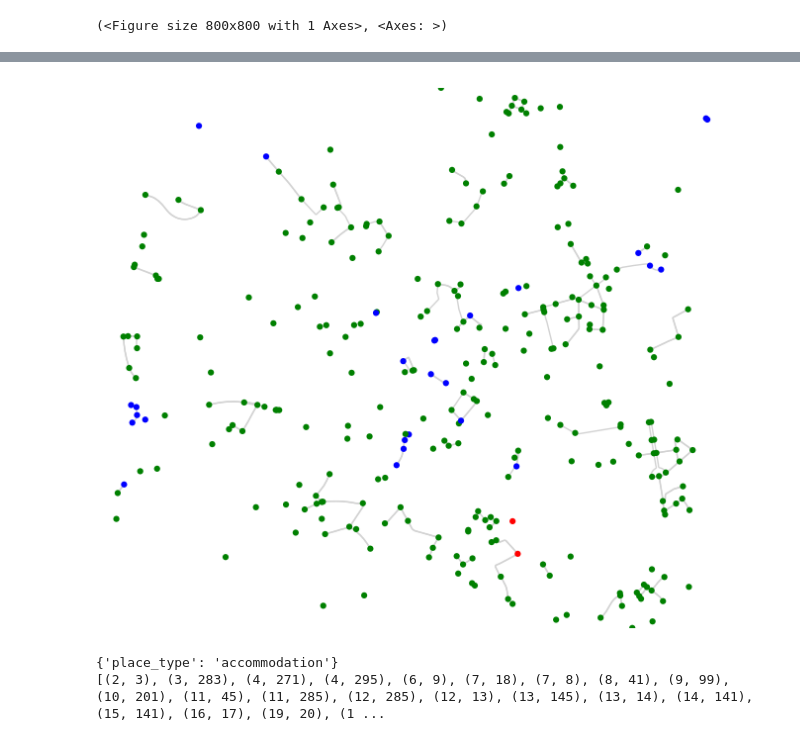
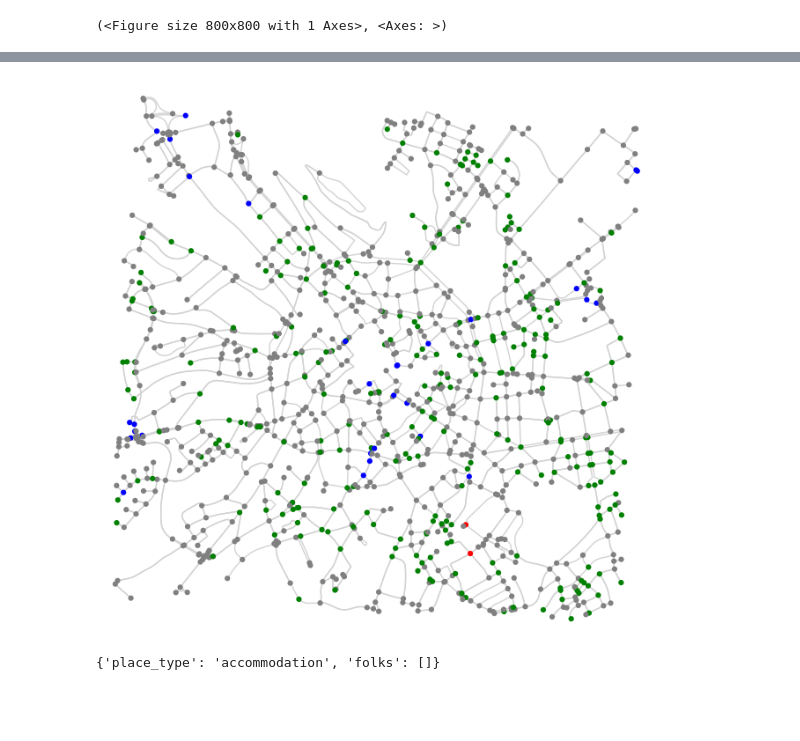
Before and after one commit to warisa-r/simcronomicon, a Jupyter notebook: scratch.ipynb, the cells around one changed output, grey strips where cells are left out. Saved outputs shown, nothing was run; the diff lists cells and outputs as text; code cells hidden in the pictures; blank space fills up the shorter version.

Commit message:
update town graph mechanism

```diff
--- a/scratch.ipynb
+++ b/scratch.ipynb
@@ -86,44 +86,60 @@ ox.plot_graph(G_filtered)
 # %%
 node_colors = []
-for node, data in G_filtered.nodes(data=True):
+for node, data in G_projected.nodes(data=True):
     if data.get("place_type") == "healthcare_facility":
         node_colors.append("red")         # Hospital → red
     elif data.get("place_type") == "commercial":
         node_colors.append("blue")        # Commercial → blue
     elif data.get("place_type") == "accommodation":
         node_colors.append("green")       # Accommodation → green
+    else:
+        node_colors.append("grey")
 
 # Plot with custom node colors
 fig, ax = ox.plot_graph(
-    G_filtered,
+    G_projected,
     node_color=node_colors,
     node_size=20,
     edge_color="lightgray",
     bgcolor="white",
 )
 
 # As we can see here. Luisenhospital is missing.... nothing can be done about that.
 # %% [output]
-[figure, old version]
+[figure, new version]
 # %%
-#print(next(iter(G_filtered.nodes(data=True))))
+from itertools import combinations
+
 G_simple = nx.Graph()
 # Create mapping from original to new integer IDs
 old_nodes = list(G_filtered.nodes)
 id_map = {old_id: new_id for new_id, old_id in enumerate(old_nodes)}
+accommodation_node_ids = set()
+healthcare_facility_node_ids = set()
+commercial_node_ids = set()
 
 # Add nodes with new IDs and preserve place_type
 for old_id, new_id in id_map.items():
     place_type = G_filtered.nodes[old_id].get('place_type', 'unknown')
-    G_simple.add_node(new_id, place_type=place_type)
+    if place_type == 'accommodation':
+        accommodation_node_ids.add(new_id)
+    elif place_type == 'healthcare_facility':
+        healthcare_facility_node_ids.add(new_id)
+    elif place_type == 'commercial':
+        commercial_node_ids.add(new_id)
+    else:
+        KeyError("What is this?")
+    G_simple.add_node(new_id, place_type=place_type, folks=[])
 
-# Add edges with remapped IDs and original weights
-for u, v, data in G_filtered.edges(data=True):
-    if u in id_map and v in id_map:
-        dist = data.get('length', 1.0)
-        G_simple.add_edge(id_map[u], id_map[v], weight=dist)
+# Use G_projected (fully connected) to calculate shortest paths
+for id1, id2 in combinations(old_nodes, 2):
+    try:
+        # Compute shortest path length in full graph
+        dist = nx.shortest_path_length(G_projected, source=id1, target=id2, weight='length')
+        G_simple.add_edge(id_map[id1], id_map[id2], weight=dist)
+    except nx.NetworkXNoPath:
+        # Skip if no path exists
+        continue
 print(G_simple.nodes[1])
-print(G_simple.edges())
 # %% [output]
-{'place_type': 'accommodation'}
-[(2, 3), (3, 283), (4, 271), (4, 295), (6, 9), (7, 18), (7, 8), (8, 41), (9, 99), (10, 201), (11, 45), (11, 285), (12, 285), (12, 13), (13, 145), (13, 14), (14, 141), (15, 141), (16, 17), (19, 20), (1 ...
+{'place_type': 'accommodation', 'folks': []}
```
Also changed, not shown: parts of 3 cells of this notebook, 3 other files.
